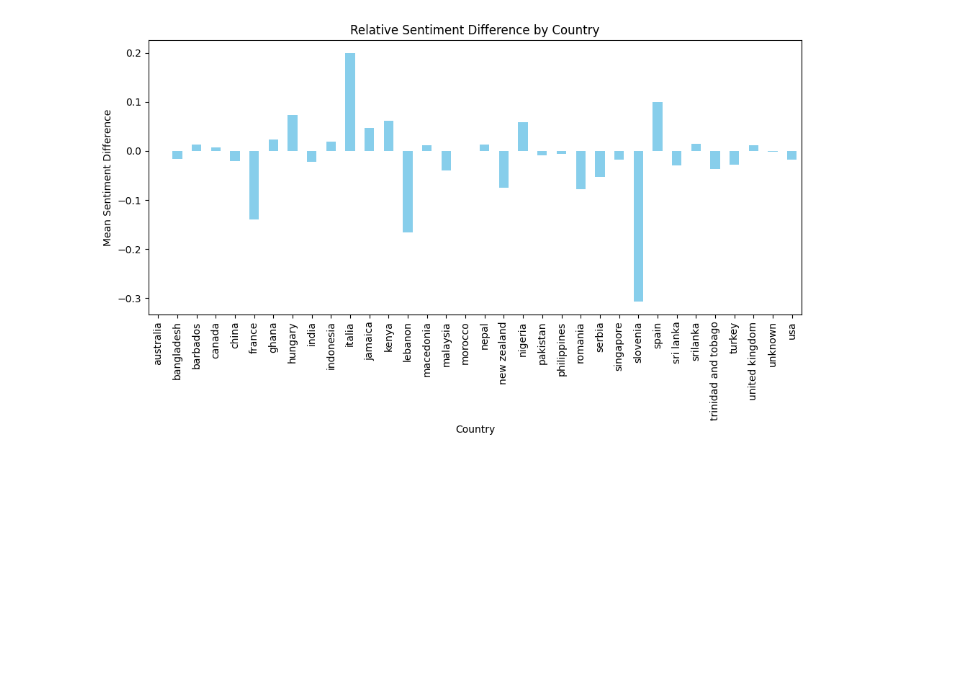
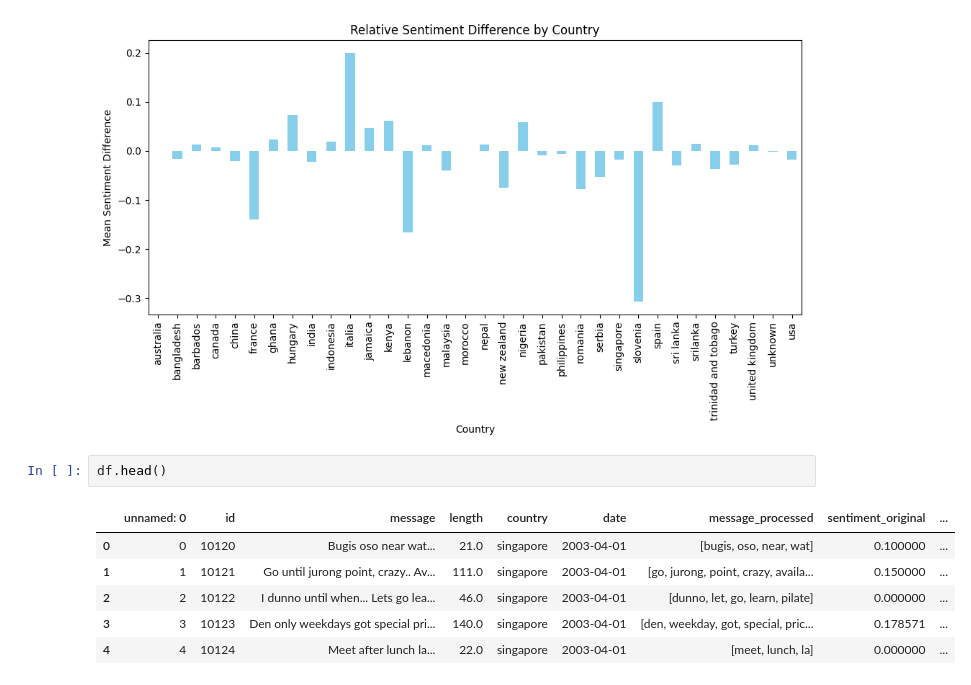
Before and after one commit to reneebrecht/Text-Message-Analysis, a Jupyter notebook: Workbook.ipynb, the cells around one changed output. Cells and saved outputs as stored; diff of their text form; blank space fills up the shorter version.

```diff
--- a/Workbook.ipynb
+++ b/Workbook.ipynb
@@ -373,3 +373,12 @@ plt.tight_layout()
 plt.show()
 # %% [output]
 [figure]
+# %%
+df.head()
+# %% [output]
+|  | unnamed: 0 | id | message | length | country | date | message_processed | sentiment_original | ... |
+| 0 | 0 | 10120 | Bugis oso near wat... | 21.0 | singapore | 2003-04-01 | [bugis, oso, near, wat] | 0.100000 | ... |
+| 1 | 1 | 10121 | Go until jurong point, crazy.. Av... | 111.0 | singapore | 2003-04-01 | [go, jurong, point, crazy, availa... | 0.150000 | ... |
+| 2 | 2 | 10122 | I dunno until when... Lets go lea... | 46.0 | singapore | 2003-04-01 | [dunno, let, go, learn, pilate] | 0.000000 | ... |
+| 3 | 3 | 10123 | Den only weekdays got special pri... | 140.0 | singapore | 2003-04-01 | [den, weekday, got, special, pric... | 0.178571 | ... |
+| 4 | 4 | 10124 | Meet after lunch la... | 22.0 | singapore | 2003-04-01 | [meet, lunch, la] | 0.000000 | ... |
```
Also changed, not shown: parts of 5 cells of this notebook.
